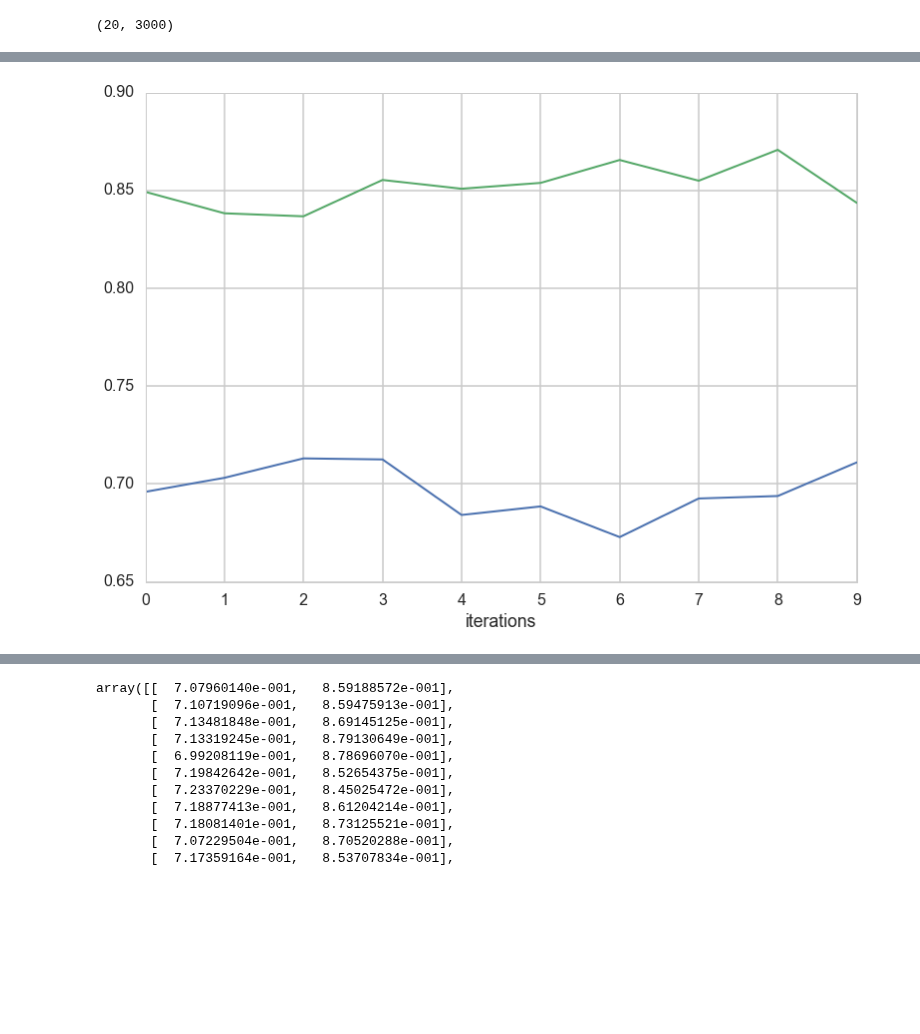
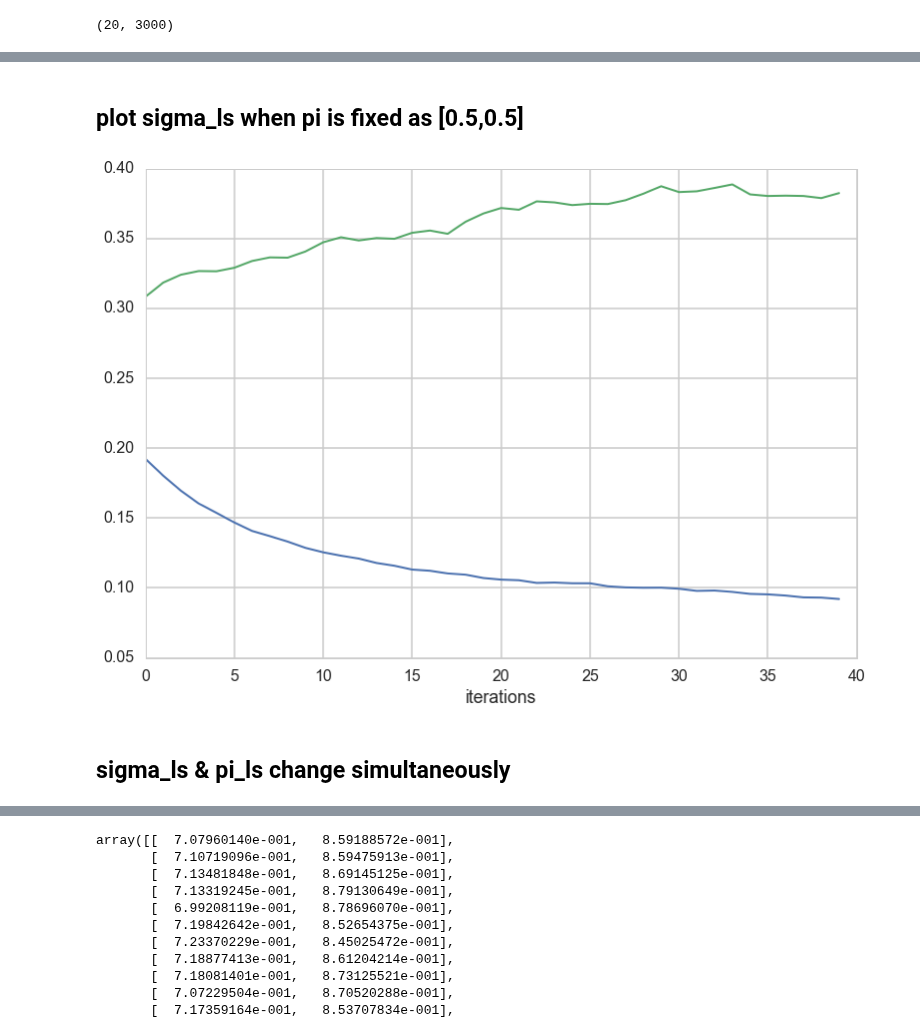
Before and after one commit to zyzdiana/ss_model_mixture, a Jupyter notebook: Mixture_test.ipynb, the cells around one changed output, grey strips where cells are left out. Saved outputs shown, nothing was run; the diff lists cells and outputs as text; code cells hidden in the pictures; blank space fills up the shorter version.

```diff
--- a/Mixture_test.ipynb
+++ b/Mixture_test.ipynb
@@ -185,8 +255,12 @@ array([ 0.7117355 ,  0.85354167])
+# %% [markdown]
+## plot sigma_ls when pi is fixed as [0.5,0.5]
 # %%
-plt.plot(sigma_ls, '-',linewidth=2.0)
+plt.plot(bbb, '-',linewidth=2.0)
 plt.xlabel('iterations')
 plt.legend(loc='best')
 # %% [output]
-[figure, old version]
+[figure, new version]
+# %% [markdown]
+## sigma_ls & pi_ls change simultaneously
 # %%
 plt.plot(pi_ls, '-',linewidth=2.0)
```
Also changed, not shown: parts of 12 cells of this notebook, 1 other file.
